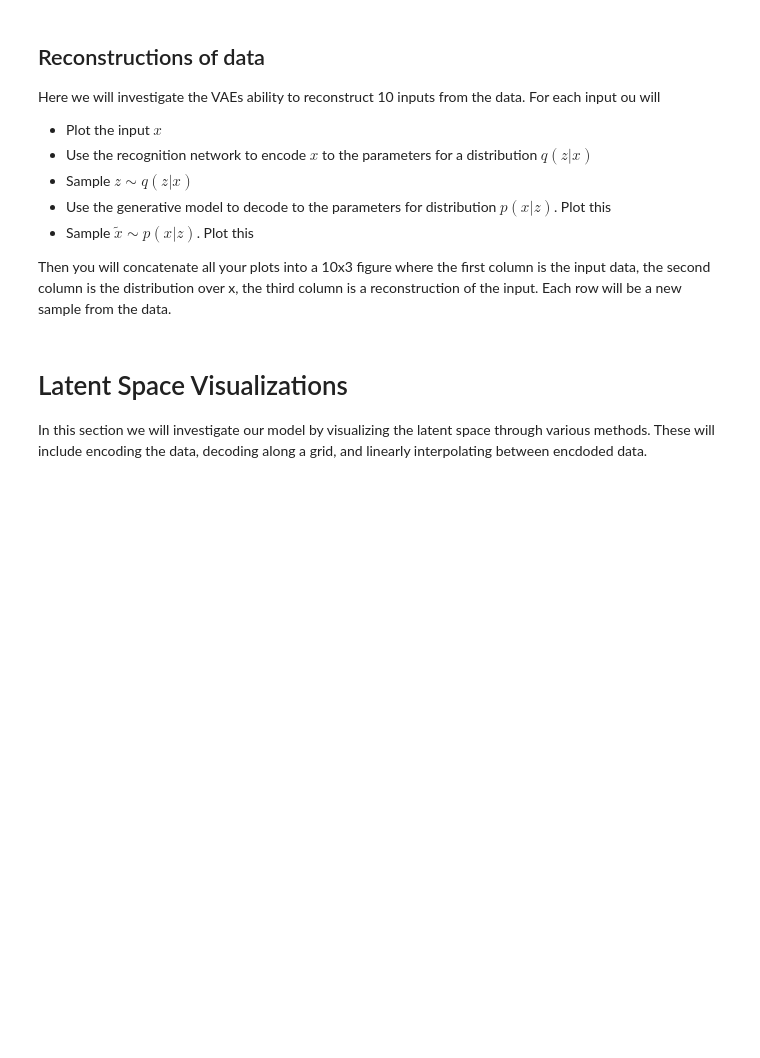
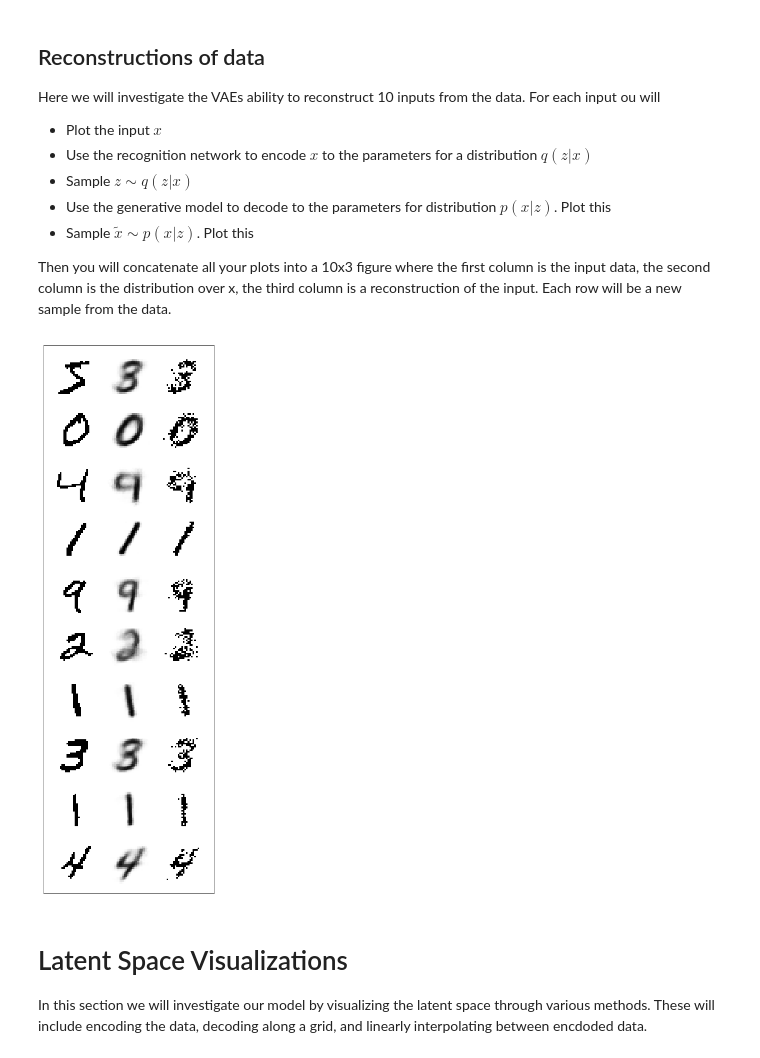
Before and after one commit to EricElmoznino/csc412-a3, a Jupyter notebook: assignment3.ipynb, the cells around one changed output. Cells and saved outputs as stored; diff of their text form; code cells hidden in the pictures; blank space fills up the shorter version.

```diff
--- a/assignment3.ipynb
+++ b/assignment3.ipynb
@@ -336,16 +352,30 @@ Here we will investigate the VAEs ability to reconstruct 10 inputs from the data
 Then you will concatenate all your plots into a 10x3 figure where the first column is the input data, the second column is the distribution over x, the third column is a reconstruction of the input. Each row will be a new sample from the data.
 # %%
 # Sample 10 xs from the data, plot.
+x = train_set[:10]
 
 # For each x, encode to distribution q(z|x)
+with torch.no_grad():
+    mu, logsigma = encoder(x)
 
 # For each x, sample distribution z ~ q(z|x)
+z = sample_z(mu, logsigma)
 
 # For each z, decode to distribution p(x̃|z), plot.
+with torch.no_grad():
+    theta = decoder(z)
 
 # For each x, sample from the distribution x̃ ~ p(x̃|z), plot.
+x_rec = sample_bernoulli(theta)
 
 # Concatenate all plots into a figure.
+x = to_numpy_image(x)
+theta = to_numpy_image(theta)
+x_rec = to_numpy_image(x_rec)
+images = np.stack([x, theta, x_rec], axis=1)
+show_images_plot(images, size=(6, 20))
+# %% [output]
+[figure, added]
 # %% [markdown]
 # Latent Space Visualizations
 
```
Also changed, not shown: parts of 10 cells of this notebook, 1 other file.
